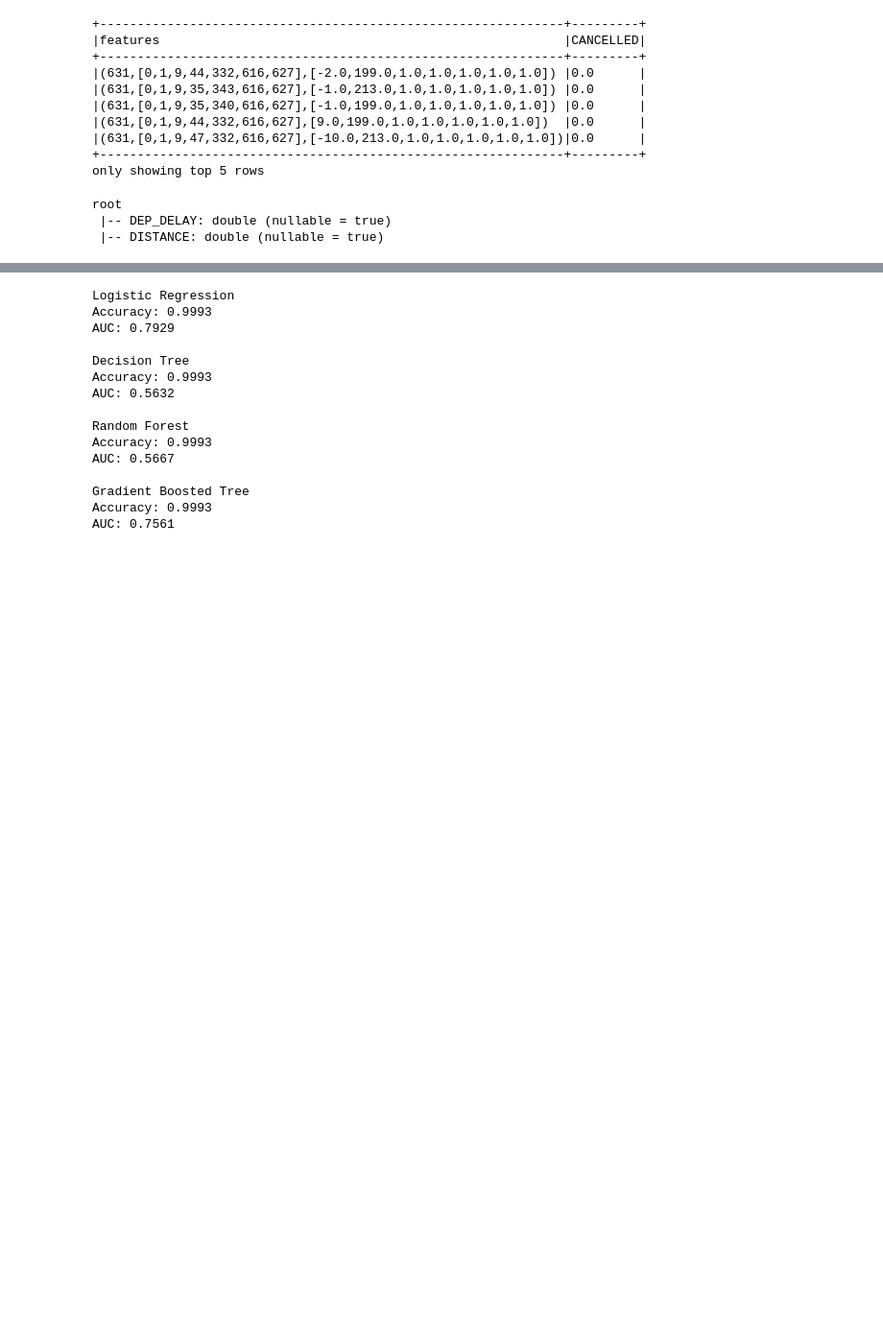
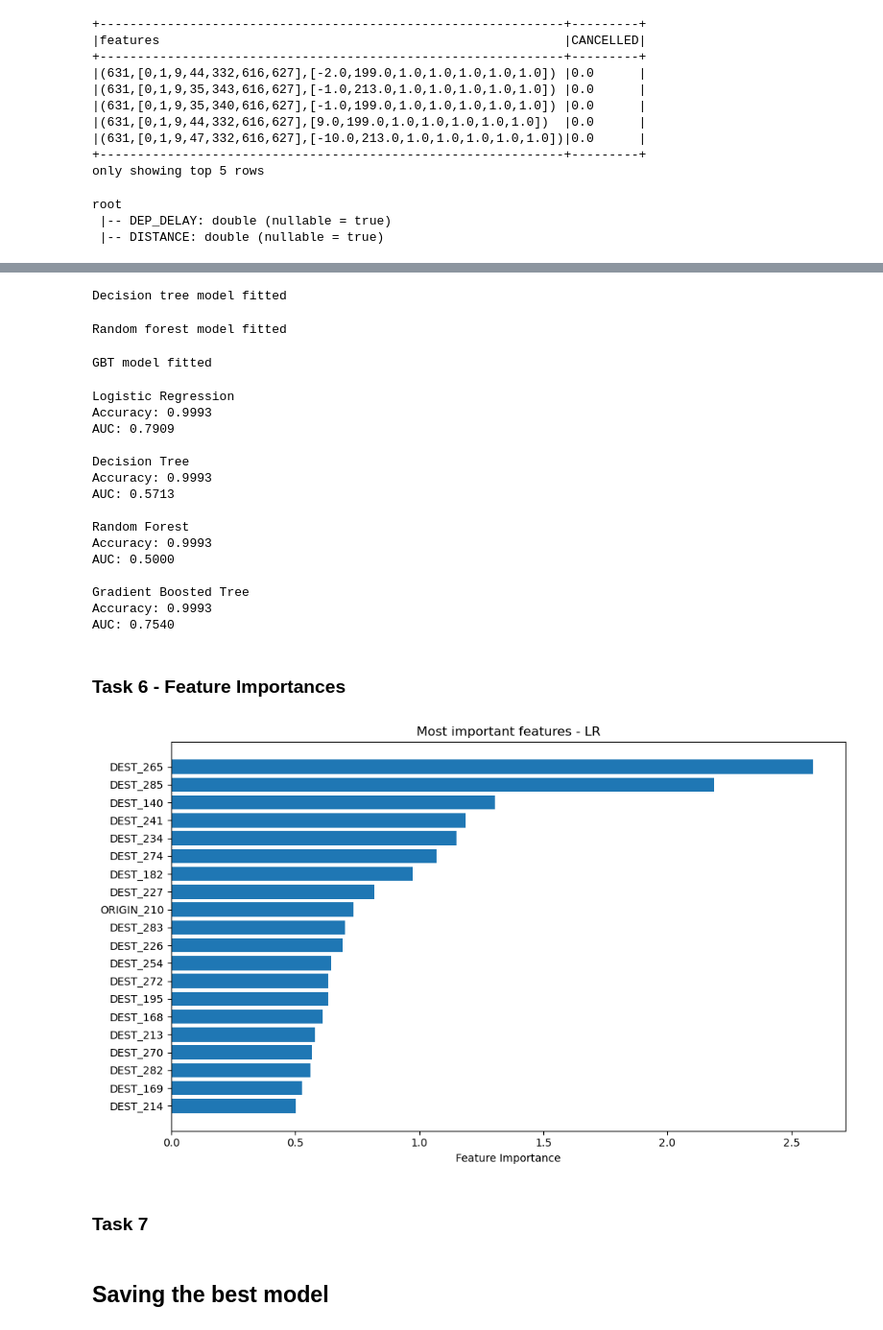
Before and after one commit to PhashaD/bdm-project-group12, a Jupyter notebook: projects/project4/project4.ipynb, the cells around one changed output, grey strips where cells are left out. Shown at 96% size. Saved outputs shown, nothing was run; the diff lists cells and outputs as text; code cells hidden in the pictures; blank space fills up the shorter version.

```diff
--- a/projects/project4/project4.ipynb
+++ b/projects/project4/project4.ipynb
@@ -78,7 +91,6 @@ month_name_expr = when(month("FL_DATE") == 1, "jan") \
 
 # Format FL_DATE and add MonthName column
 df = df.withColumn("FL_DATE", to_date("FL_DATE", "yyyy-MM-dd"))
-df = df.withColumn("Month", month("FL_DATE"))
 df = df.withColumn("MonthName", month_name_expr)
 # %%
 # 5. Handle missing values in key features
@@ -326,9 +340,18 @@ Training models, this may take a few minutes...
 # %%
 dt_model = cv_dt.fit(train_data)
+print("Decision tree model fitted")
+# %% [output]
+Decision tree model fitted
 # %%
 rf_model = cv_rf.fit(train_data)
+print("Random forest model fitted")
+# %% [output]
+Random forest model fitted
 # %%
 gbt_model = cv_gbt.fit(train_data)
+print("GBT model fitted")
+# %% [output]
+GBT model fitted
 # %%
 # 7. Evaluate models on test data
 models = [("Logistic Regression", lr_model),
@@ -346,16 +369,54 @@ for name, model in models:
 # %% [output]
 Logistic Regression
 Accuracy: 0.9993
-AUC: 0.7929
+AUC: 0.7909
 
 Decision Tree
 Accuracy: 0.9993
-AUC: 0.5632
+AUC: 0.5713
 
 Random Forest
 Accuracy: 0.9993
-AUC: 0.5667
+AUC: 0.5000
 
 Gradient Boosted Tree
 Accuracy: 0.9993
-AUC: 0.7561
+AUC: 0.7540
+# %% [markdown]
+### Task 6 - Feature Importances
+# %%
+from pyspark.ml.feature import OneHotEncoderModel
+import numpy as np
+
+# Logistic Regression showed the best results
+lr_best_model = lr_model.bestModel
+# Use coefficients as importance indicators
+importances = lr_best_model.coefficients.toArray()
+
+# One-hot encoded features were expanded into multiple binary columns
+encoder_model = [stage for stage in pipeline_model.stages if isinstance(stage, OneHotEncoderModel)][0]
+encoded_sizes = encoder_model.categorySizes # number of categories for each feature
+
+all_features = ["DEP_DELAY", "DISTANCE"]
+for col_name, size in zip(categorical_cols, encoded_sizes):
+    all_features += [f"{col_name}_{i}" for i in range(size)]
+
+# Sort by importance, get top 20
+top_n = 20
+indices = np.argsort(importances)[-top_n:] # by default sort order is asc
+top_features = [all_features[i] for i in indices]
+top_importances = importances[indices]
+
+# Plot
+plt.figure(figsize=(10, 6))
+plt.barh(top_features, top_importances)
+plt.xlabel("Feature Importance")
+plt.title("Most important features - LR")
+plt.tight_layout()
+plt.show()
+# %% [output]
+[figure, added]
+# %% [markdown]
+### Task 7
+# %% [markdown]
+## Saving the best model
```
Also changed, not shown: parts of 10 cells of this notebook, 3 other files.
